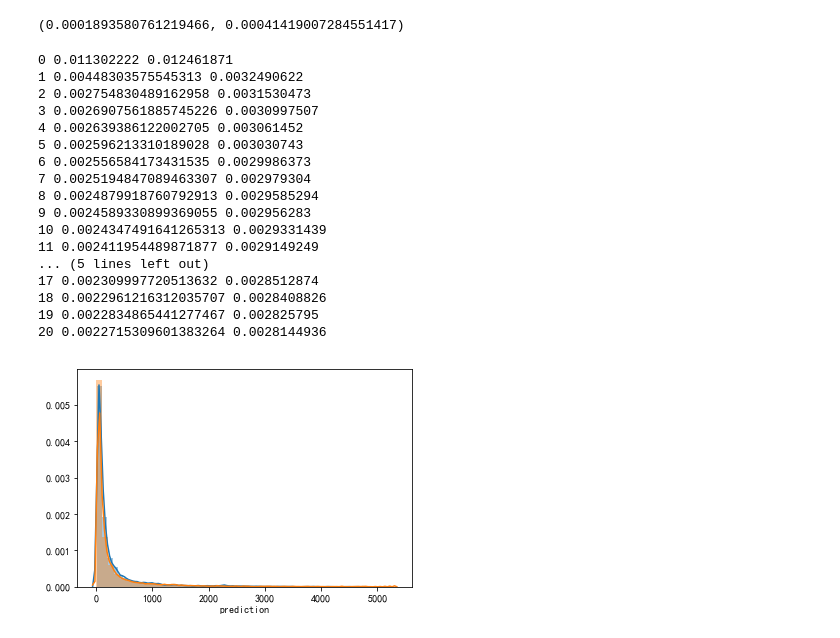
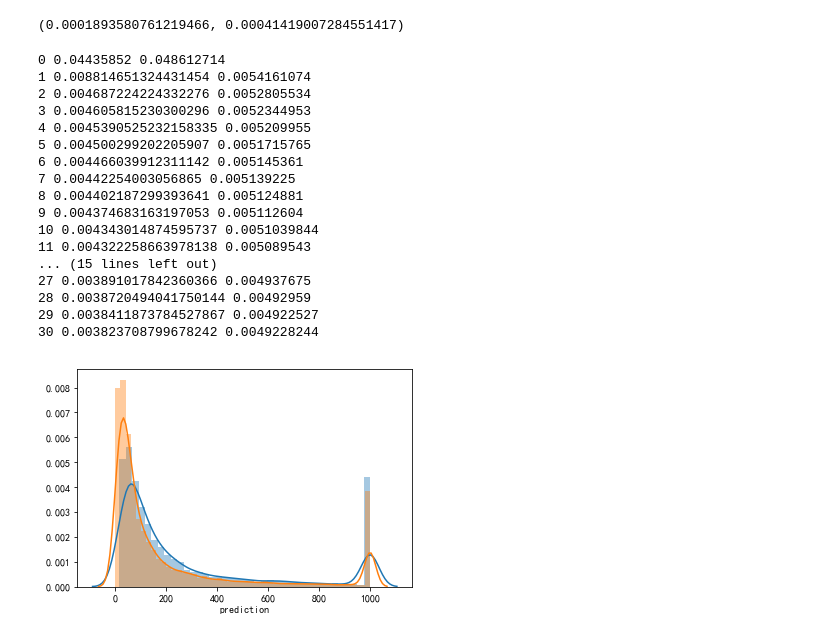
Before and after one commit to schemmy/e2e, a Jupyter notebook: construction/nn_v2.ipynb, the cells around one changed output. Drawn from its saved outputs; the diff is of its cells as text; code cells hidden in the pictures.

```diff
--- a/construction/nn_v2.ipynb
+++ b/construction/nn_v2.ipynb
@@ -127,10 +144,10 @@ feature_list =  VLT_FEA + SF_FEA + MORE_FEA + IS_FEA + CAT_FEA_HOT
 # o1 = o1[(o1['target_decision'] > o1['target_decision'].quantile(0.01)) & (o1['target_decision'] < o1['target_decision'].quantile(0.98))]
 # o1 = o1[(o1['initial_stock'] > o1['initial_stock'].quantile(0.01)) & (o1['initial_stock'] < o1['initial_stock'].quantile(0.98))]
 # %%
-low_qtl = o1[VLT_FEA + SF_FEA + MORE_FEA].quantile(0.01)
-hgh_qtl = o1[VLT_FEA + SF_FEA + MORE_FEA].quantile(0.98)
+low_qtl = o1[CUT_FEA].quantile(0.01)
+hgh_qtl = o1[CUT_FEA].quantile(0.98)
 o2 = o2.copy()
-o2.loc[:, VLT_FEA + SF_FEA + MORE_FEA] = o1[VLT_FEA + SF_FEA + MORE_FEA].clip(low_qtl, hgh_qtl, axis=1)
+o2.loc[:, CUT_FEA] = o1[CUT_FEA].clip(low_qtl, hgh_qtl, axis=1)
 # %%
 # Remove outliers
 o2r = o2[o2[LABEL[0]]<=o2[LABEL[0]].quantile(0.99)]
@@ -138,8 +156,8 @@ o2r = o2[o2[LABEL[0]]<=o2[LABEL[0]].quantile(0.99)]
 df_train = o2r[o2r['sku_id'].isin(sku_train)]
 df_test = o2r[o2r['sku_id'].isin(sku_test)]
 
-X_train_ns, y_train_ns, id_train = df_train[feature_list], df_train[LABEL], df_train[IDX]
-X_test_ns, y_test_ns, id_test = df_test[feature_list], df_test[LABEL], df_test[IDX]
+X_train_ns, y_train_ns, id_train = df_train[SCALE_FEA], df_train[LABEL], df_train[IDX]
+X_test_ns, y_test_ns, id_test = df_test[SCALE_FEA], df_test[LABEL], df_test[IDX]
 
 n_train, n_test = len(X_train_ns), len(X_test_ns)
 # %%
@@ -192,7 +210,7 @@ oth_dim = len(MORE_FEA)
 is_dim = len(IS_FEA)
 input_dim =  vlt_dim + sf_dim + oth_dim + is_dim + cat_dim
 
-hidden_dim = [[50, 60], 80, 20]
+hidden_dim = [[100, 120], 160, 30]
 
 output_dim = 1
 q = 0.9
@@ -207,7 +225,7 @@ with tf.name_scope('Data'):
     x_cat = tf.placeholder(tf.float32, shape=[None, cat_dim], name='Input_pf')
     x_oth = tf.placeholder(tf.float32, shape=[None, oth_dim], name='Input_more')
     x_is = tf.placeholder(tf.float32, shape=[None, is_dim], name='Input_IS')
-    mean_vlt = tf.expand_dims(x_vlt[:,11],1, name='mean_vlt')
+    mean_vlt = tf.expand_dims(x_vlt[:,-17],1, name='mean_vlt')
     review_p = tf.expand_dims(x_oth[:,0],1, name='review_p')
 
 with tf.name_scope('Label'):
@@ -250,14 +268,17 @@ with tf.variable_scope('Layer_final'):
     output = tf.add(tf.matmul(tf.concat([l3, x_is], axis=1), W4), b4)
     error = y - output
 #     loss = tf.reduce_mean(tf.square(tf.maximum(q*error, (q-1)*error)) )
-    c_os = tf.multiply(q*error, review_p + mean_vlt ) * 0.5
+    c_os = q*error
     c_hd = (q-1)*error
     loss = tf.reduce_mean(tf.maximum(c_os, c_hd) )
+#     c_os = tf.maximum(tf.zeros([1], tf.float32), q*error)
+#     c_hd = tf.multiply((1-q)*output, review_p + mean_vlt )*0.5
+#     loss = tf.reduce_mean(c_os+ c_hd )
 
 with tf.name_scope('Optimizer'):
     train_step = tf.train.AdamOptimizer(learning_rate=0.0001).minimize(loss)
 # %%
-epochs = 20
+epochs = 30
 batch_size = 64
 init = tf.global_variables_initializer()
 
@@ -286,6 +307,7 @@ for epoch in range(epochs):
     for idx in range(0, X_train.shape[0], batch_size):
         bs = min(idx + batch_size, n_train) - idx
         batch_data = X_train.iloc[idx:bs+idx, :]
+        batch_data_ns = X_train_ns.iloc[idx:bs+idx, :]
         batch_labels = y_train.iloc[idx:bs+idx, :]
         feed_dict = {x_vlt: batch_data[VLT_FEA].values,
                      x_sf: batch_data[SF_FEA].values,
@@ -303,23 +325,23 @@ for epoch in range(epochs):
                                          y: y_test.values})
     print(epoch+1, train_err/n_train, test_err)
 # %% [output]
-0 0.011302222 0.012461871
-1 0.00448303575545313 0.0032490622
-2 0.002754830489162958 0.0031530473
-3 0.0026907561885745226 0.0030997507
-4 0.002639386122002705 0.003061452
-5 0.002596213310189028 0.003030743
-6 0.002556584173431535 0.0029986373
-7 0.0025194847089463307 0.002979304
-8 0.0024879918760792913 0.0029585294
-9 0.0024589330899369055 0.002956283
-10 0.0024347491641265313 0.0029331439
-11 0.002411954489871877 0.0029149249
-... (5 lines left out)
-17 0.002309997720513632 0.0028512874
-18 0.0022961216312035707 0.0028408826
-19 0.0022834865441277467 0.002825795
-20 0.0022715309601383264 0.0028144936
+0 0.04435852 0.048612714
+1 0.008814651324431454 0.0054161074
+2 0.004687224224332276 0.0052805534
+3 0.004605815230300296 0.0052344953
+4 0.0045390525232158335 0.005209955
+5 0.004500299202205907 0.0051715765
+6 0.004466039912311142 0.005145361
+7 0.00442254003056865 0.005139225
+8 0.004402187299393641 0.005124881
+9 0.004374683163197053 0.005112604
+10 0.004343014874595737 0.0051039844
+11 0.004322258663978138 0.005089543
+... (15 lines left out)
+27 0.003891017842360366 0.004937675
+28 0.0038720494041750144 0.00492959
+29 0.0038411873784527867 0.004922527
+30 0.003823708799678242 0.0049228244
 # %%
 pred = sess.run(output, feed_dict={x_vlt: X_test[VLT_FEA].values,
                                   x_sf: X_test[SF_FEA].values,
@@ -330,8 +352,9 @@ pred = sess.run(output, feed_dict={x_vlt: X_test[VLT_FEA].values,
 
 pred = pd.DataFrame(y_scaler.inverse_transform(pred), columns=['prediction']).fillna(0)
 # %%
-sns.distplot(pred['prediction']);
-sns.distplot(y_test_ns);
+sns.distplot(pred['prediction'].clip(0,1000));
+sns.distplot(y_test_ns.clip(0,1000));
+# g.set(lim=(0, None))
 # %% [output]
-[figure, old version]
+[figure, new version]
 # %%
```
Also changed, not shown: parts of 24 cells of this notebook, 31 other files.
